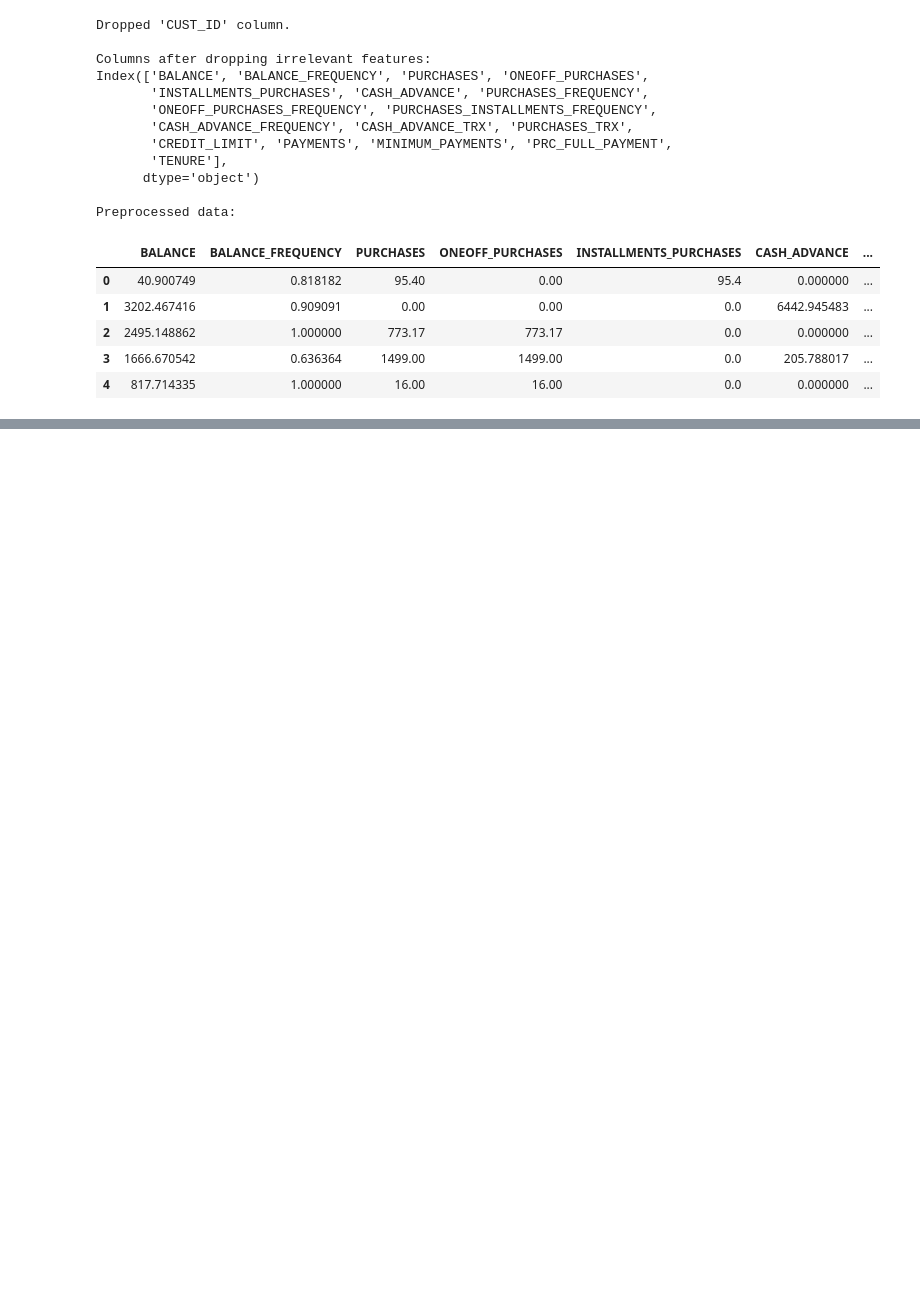
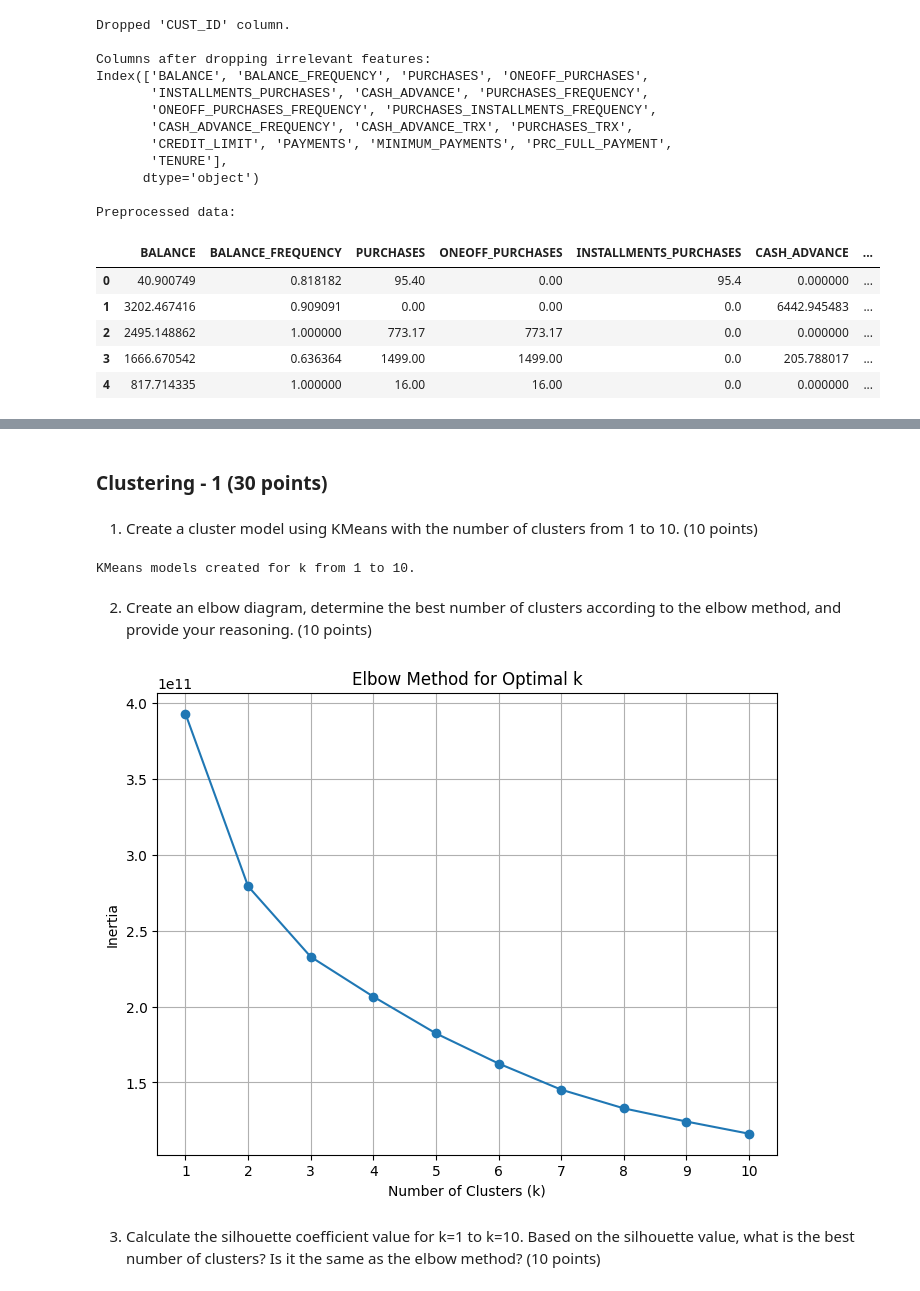
Before and after one commit to CrushedKatana/Machine_Learning, a Jupyter notebook: UTSMachine.ipynb, the cells around one changed output, grey strips where cells are left out. Cells and saved outputs as stored; diff of their text form; code cells hidden in the pictures; blank space fills up the shorter version.

```diff
--- a/UTSMachine.ipynb
+++ b/UTSMachine.ipynb
@@ -46,7 +98,7 @@ import pandas as pd
 # Step 1: Load the data
 
 try:
-    df = pd.read_csv('/content/drive/MyDrive/UTS_ML/CC_GENERAL.csv')
+    df = pd.read_csv('/content/drive/MyDrive/UTS_ML/2_CC_GENERAL.csv')
     print("Data loaded successfully.")
     display(df.head())
 except FileNotFoundError:
@@ -141,0 +203,50 @@ Preprocessed data:
+# %% [markdown]
+### Clustering - 1 (30 points)
+# %% [markdown]
+1. Create a cluster model using KMeans with the number of clusters from 1 to 10. (10 points)
+# %%
+# Step 1: Create KMeans models for k from 1 to 10
+
+inertia = []
+silhouette_scores = {}
+kmeans_models = {}
+
+for k in range(1, 11):
+    kmeans = KMeans(n_clusters=k, random_state=42, n_init=10)
+    kmeans.fit(df)
+    inertia.append(kmeans.inertia_)
+    kmeans_models[k] = kmeans
+
+    if k > 1:
+        silhouette_avg = silhouette_score(df, kmeans.labels_)
+        silhouette_scores[k] = silhouette_avg
+
+print("KMeans models created for k from 1 to 10.")
+# %% [output]
+KMeans models created for k from 1 to 10.
+# %% [markdown]
+2. Create an elbow diagram, determine the best number of clusters according to the elbow method, and provide your reasoning. (10 points)
+# %%
+inertia = []
+for k in range(1, 11):
+    kmeans = KMeans(n_clusters=k, random_state=42, n_init=10)
+    kmeans.fit(df)
+    inertia.append(kmeans.inertia_)
+    kmeans_models[k] = kmeans
+
+    if k > 1:
+        silhouette_avg = silhouette_score(df, kmeans.labels_)
+        silhouette_scores[k] = silhouette_avg
+
+plt.figure(figsize=(8, 6))
+plt.plot(range(1, 11), inertia, marker='o')
+plt.title('Elbow Method for Optimal k')
+plt.xlabel('Number of Clusters (k)')
+plt.ylabel('Inertia')
+plt.xticks(range(1, 11))
+plt.grid(True)
+plt.show()
+# %% [output]
+[figure, added]
+# %% [markdown]
+3. Calculate the silhouette coefficient value for k=1 to k=10. Based on the silhouette value, what is the best number of clusters? Is it the same as the elbow method? (10 points)
```
Also changed, not shown: parts of 31 cells of this notebook.
